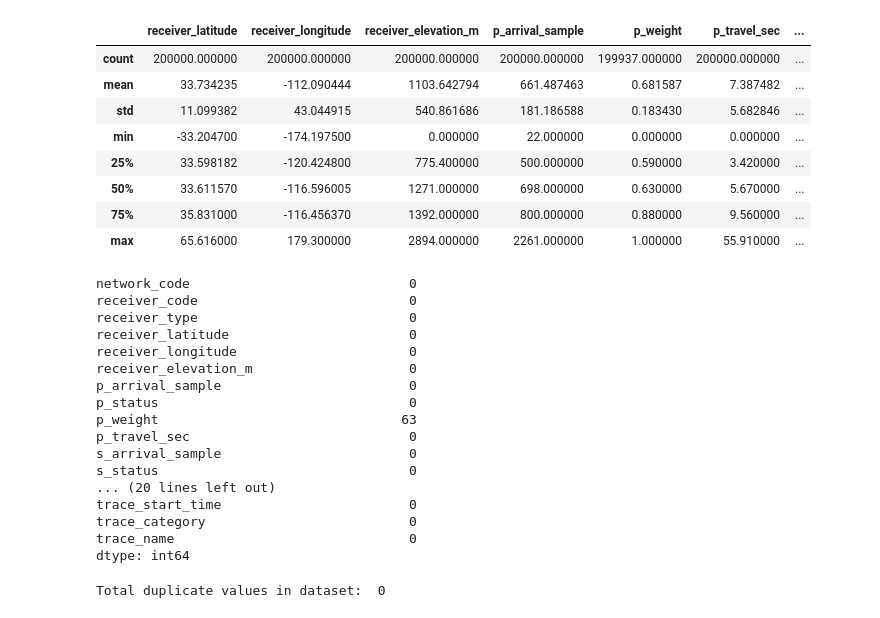
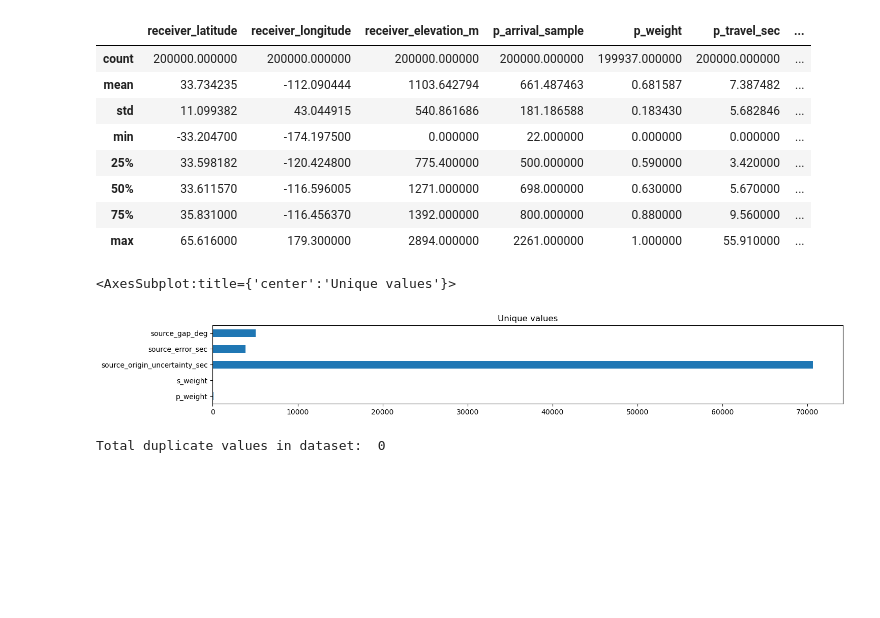
Before and after one commit to JaininV/my_machine_learning_models, a Jupyter notebook: Earthquece/earthquake.ipynb, the cells around one changed output. Cells and saved outputs as stored; diff of their text form; code cells hidden in the pictures; blank space fills up the shorter version.

Commit message:
Get columns which have null values

```diff
--- a/Earthquece/earthquake.ipynb
+++ b/Earthquece/earthquake.ipynb
@@ -29,28 +31,14 @@ data.describe()
 | 50% | 33.611570 | -116.596005 | 1271.000000 | 698.000000 | 0.630000 | 5.670000 | ... |
 | 75% | 35.831000 | -116.456370 | 1392.000000 | 800.000000 | 0.880000 | 9.560000 | ... |
 | max | 65.616000 | 179.300000 | 2894.000000 | 2261.000000 | 1.000000 | 55.910000 | ... |
-# %%
-column = data.columns
-
-data.isnull().sum()
-# %% [output]
-network_code                            0
-receiver_code                           0
-receiver_type                           0
-receiver_latitude                       0
-receiver_longitude                      0
-receiver_elevation_m                    0
-p_arrival_sample                        0
-p_status                                0
-p_weight                               63
-p_travel_sec                            0
-s_arrival_sample                        0
-s_status                                0
-... (20 lines left out)
-trace_start_time                        0
-trace_category                          0
-trace_name                              0
-dtype: int64
+# %%
+# Missing values
+null_value_col = data.columns[data.isna().any()]
+null_value = data[null_value_col].isnull().sum()
+null_value.plot(kind='barh', figsize=(16, 2), title='Unique values')
+# %% [output]
+<AxesSubplot:title={'center':'Unique values'}>
+[figure, added]
 # %%
 # Check duplicate values into data
 dup_value = data.duplicated(keep='last').sum()
```
Also changed, not shown: parts of 1 cell of this notebook.
